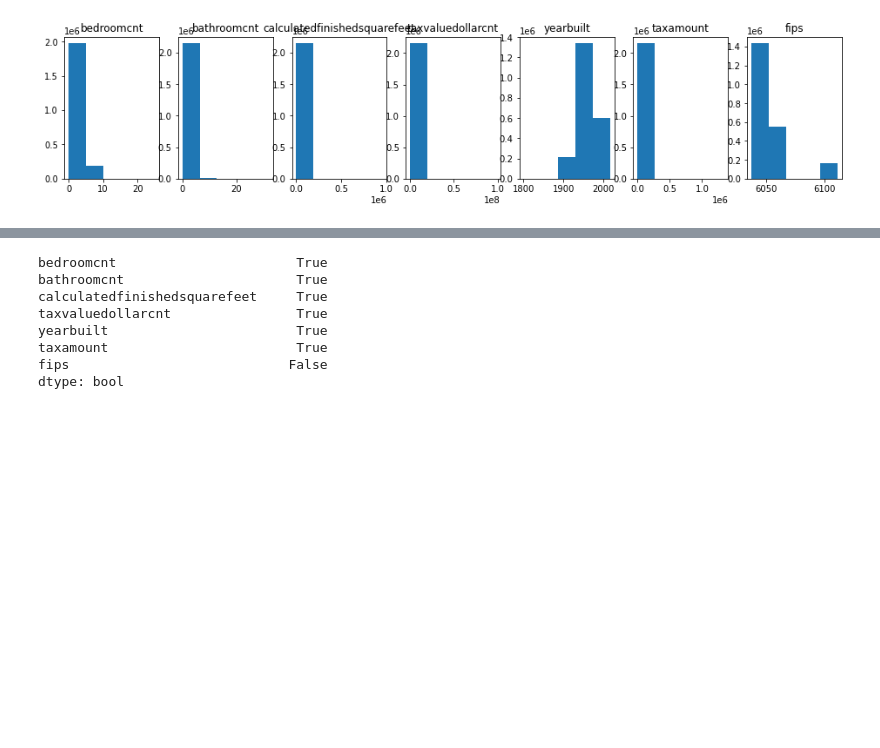
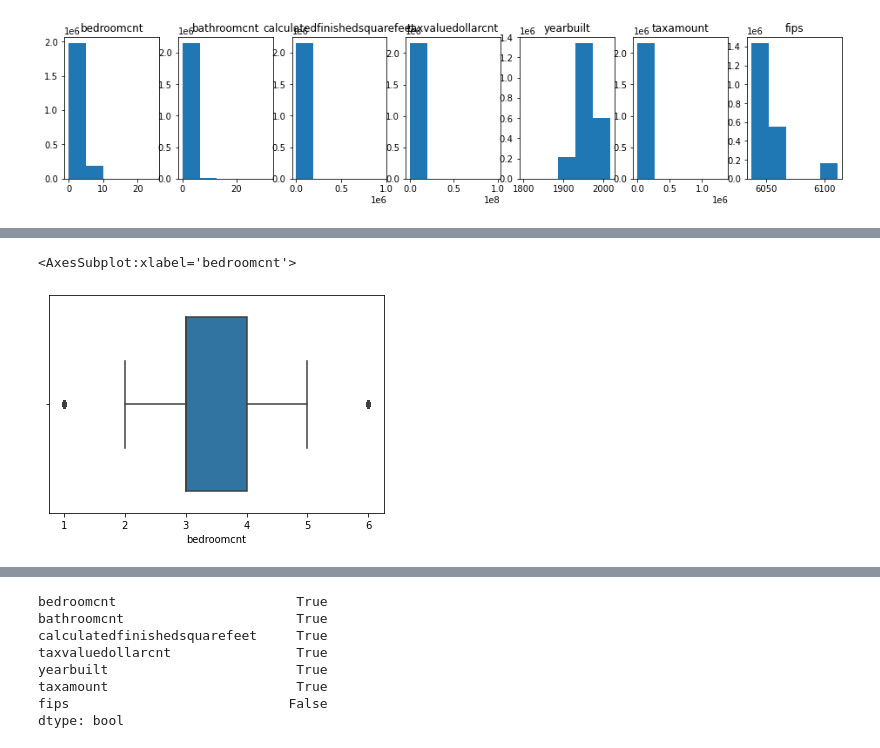
Before and after one commit to david-rodriguez-siller/regression-exercises, a Jupyter notebook: Wrangle.ipynb, the cells around one changed output, grey strips where cells are left out. Saved outputs shown, nothing was run; the diff lists cells and outputs as text; code cells hidden in the pictures; blank space fills up the shorter version.

```diff
--- a/Wrangle.ipynb
+++ b/Wrangle.ipynb
@@ -121,0 +133,5 @@ for i, col in enumerate(cols):
+# %%
+sns.boxplot(df['bedroomcnt'])
+# %% [output]
+<AxesSubplot:xlabel='bedroomcnt'>
+[figure, added]
```
Also changed, not shown: parts of 20 cells of this notebook, 1 other file.
